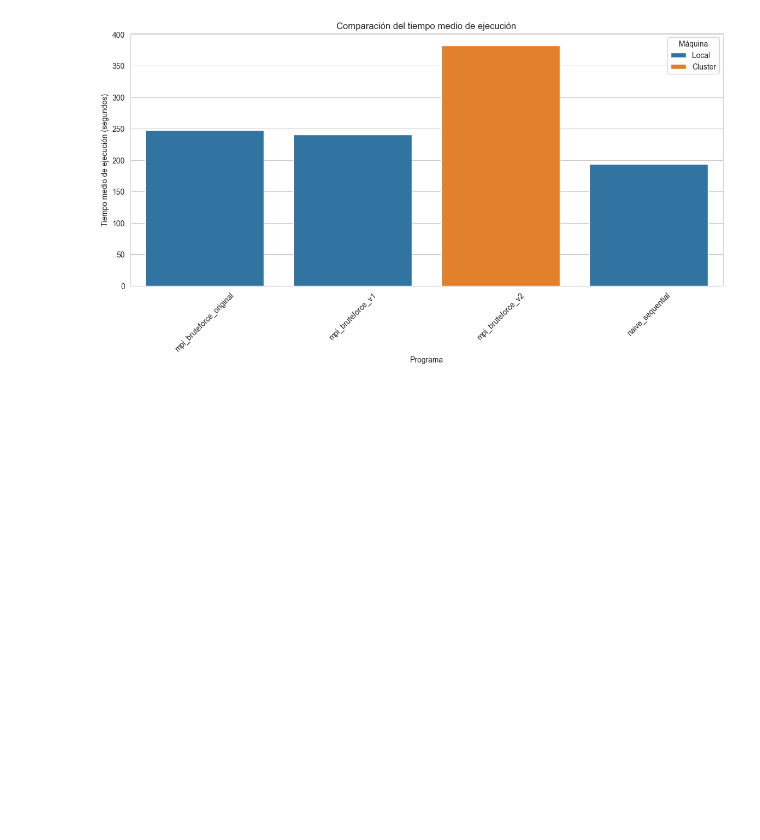
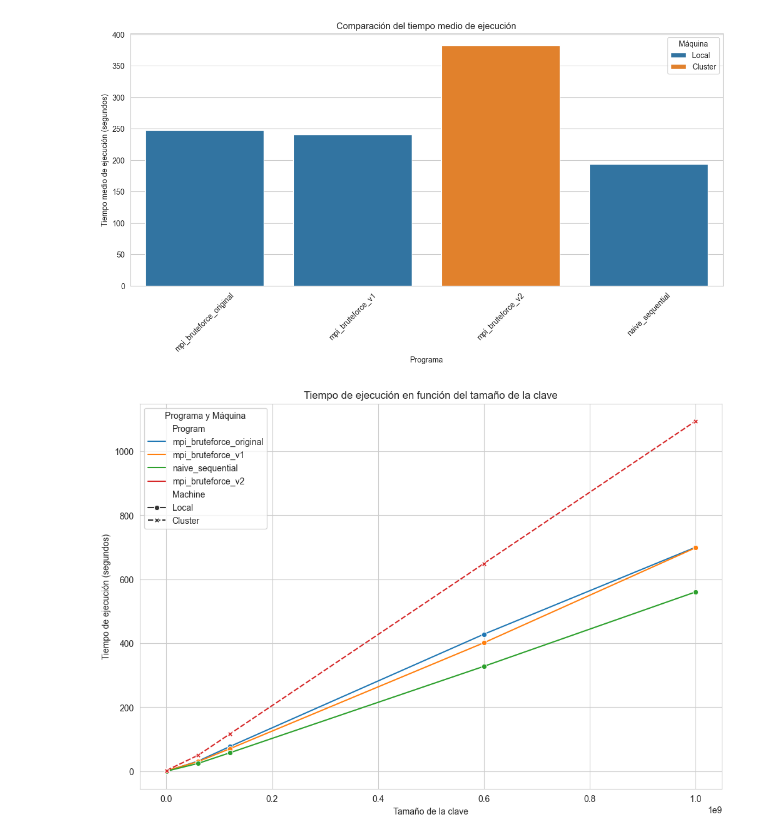
Before and after one commit to UVG-Works-Hub/mpi-bruteforce-keysearch, a Jupyter notebook: analysis.ipynb, the cells around one changed output. Saved outputs shown, nothing was run; the diff lists cells and outputs as text; code cells hidden in the pictures; blank space fills up the shorter version.

```diff
--- a/analysis.ipynb
+++ b/analysis.ipynb
@@ -108,3 +108,14 @@ plt.xticks(rotation=45)
 plt.show()
 # %% [output]
 [figure]
+# %%
+# Plot Execution Time vs. Key Size for different programs and machines
+plt.figure(figsize=(12, 8))
+sns.lineplot(x='Key', y='Execution_Time', hue='Program', style='Machine', data=df_combined, markers=True)
+plt.title('Tiempo de ejecución en función del tamaño de la clave')
+plt.xlabel('Tamaño de la clave')
+plt.ylabel('Tiempo de ejecución (segundos)')
+plt.legend(title='Programa y Máquina')
+plt.show()
+# %% [output]
+[figure, added]
```
Also changed, not shown: parts of 2 cells of this notebook.
